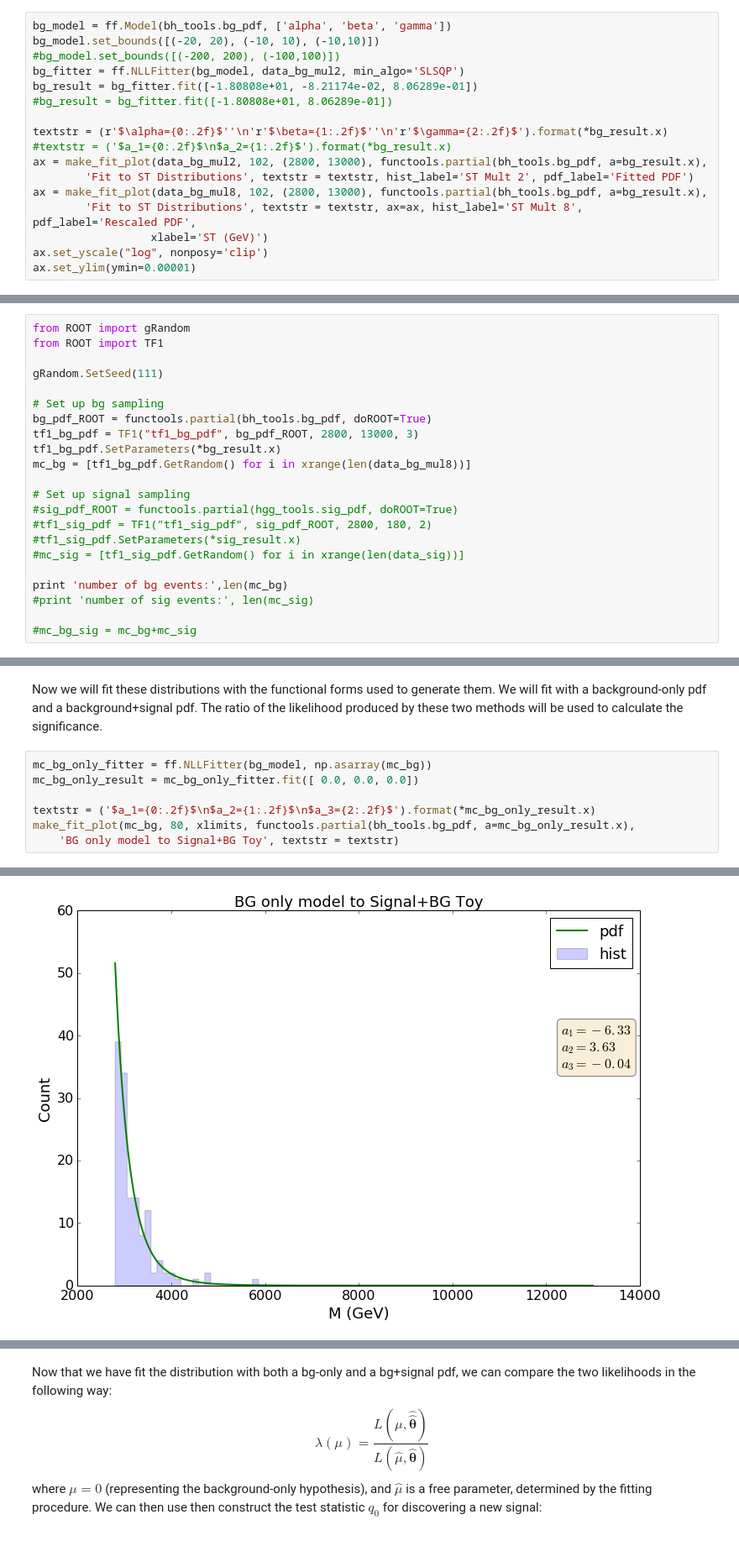
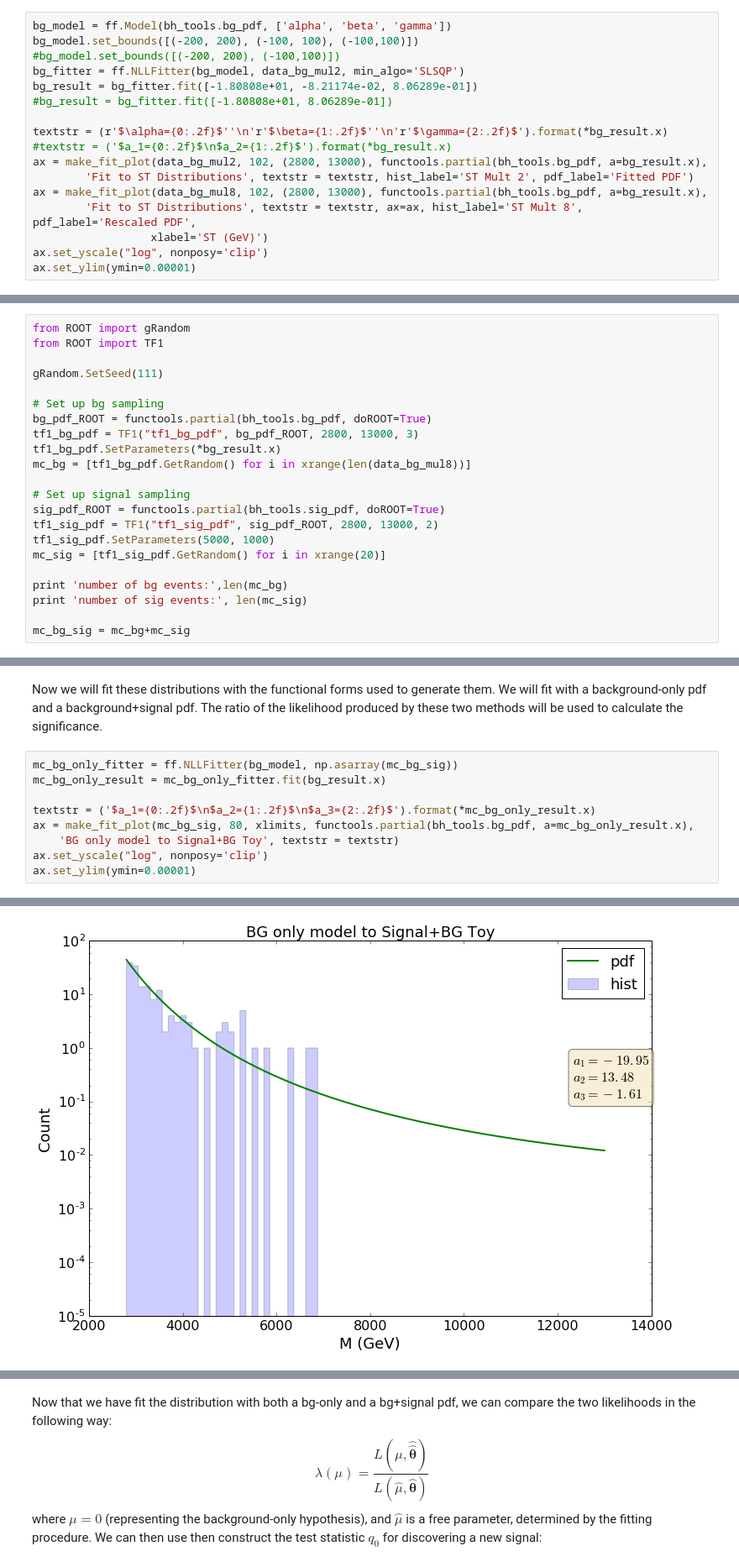
Before and after one commit to pollackscience/BayesianBlocks, a Jupyter notebook: bb/hep/bh_writeup.ipynb, the cells around one changed output, grey strips where cells are left out. Shown: that part at 84% size. Cells and saved outputs as stored; diff of their text form.

```diff
--- a/bb/hep/bh_writeup.ipynb
+++ b/bb/hep/bh_writeup.ipynb
@@ -55,6 +55,6 @@ ax.set_ylim(ymin=0.1)
 # %%
 bg_model = ff.Model(bh_tools.bg_pdf, ['alpha', 'beta', 'gamma'])
-bg_model.set_bounds([(-20, 20), (-10, 10), (-10,10)])
+bg_model.set_bounds([(-200, 200), (-100, 100), (-100,100)])
 #bg_model.set_bounds([(-200, 200), (-100,100)])
 bg_fitter = ff.NLLFitter(bg_model, data_bg_mul2, min_algo='SLSQP')
 bg_result = bg_fitter.fit([-1.80808e+01, -8.21174e-02, 8.06289e-01])
@@ -118,14 +120,14 @@ tf1_bg_pdf.SetParameters(*bg_result.x)
 mc_bg = [tf1_bg_pdf.GetRandom() for i in xrange(len(data_bg_mul8))]
 
 # Set up signal sampling
-#sig_pdf_ROOT = functools.partial(hgg_tools.sig_pdf, doROOT=True)
-#tf1_sig_pdf = TF1("tf1_sig_pdf", sig_pdf_ROOT, 2800, 180, 2)
-#tf1_sig_pdf.SetParameters(*sig_result.x)
-#mc_sig = [tf1_sig_pdf.GetRandom() for i in xrange(len(data_sig))]
+sig_pdf_ROOT = functools.partial(bh_tools.sig_pdf, doROOT=True)
+tf1_sig_pdf = TF1("tf1_sig_pdf", sig_pdf_ROOT, 2800, 13000, 2)
+tf1_sig_pdf.SetParameters(5000, 1000)
+mc_sig = [tf1_sig_pdf.GetRandom() for i in xrange(20)]
 
 print 'number of bg events:',len(mc_bg)
-#print 'number of sig events:', len(mc_sig)
+print 'number of sig events:', len(mc_sig)
 
-#mc_bg_sig = mc_bg+mc_sig
+mc_bg_sig = mc_bg+mc_sig
 # %% [output]
 number of bg events: 136
@@ -132,10 +147,12 @@ number of bg events: 136
 # %% [markdown]
 Now we will fit these distributions with the functional forms used to generate them.  We will fit with a background-only pdf and a background+signal pdf.  The ratio of the likelihood produced by these two methods will be used to calculate the significance.
 # %%
-mc_bg_only_fitter = ff.NLLFitter(bg_model, np.asarray(mc_bg))
-mc_bg_only_result = mc_bg_only_fitter.fit([ 0.0, 0.0, 0.0])
+mc_bg_only_fitter = ff.NLLFitter(bg_model, np.asarray(mc_bg_sig))
+mc_bg_only_result = mc_bg_only_fitter.fit(bg_result.x)
 
 textstr = ('$a_1={0:.2f}$\n$a_2={1:.2f}$\n$a_3={2:.2f}$').format(*mc_bg_only_result.x)
-make_fit_plot(mc_bg, 80, xlimits, functools.partial(bh_tools.bg_pdf, a=mc_bg_only_result.x),
+ax = make_fit_plot(mc_bg_sig, 80, xlimits, functools.partial(bh_tools.bg_pdf, a=mc_bg_only_result.x),
     'BG only model to Signal+BG Toy', textstr = textstr)
+ax.set_yscale("log", nonposy='clip')
+ax.set_ylim(ymin=0.00001)
 # %% [output]
@@ -164,2 +184,2 @@ overflow encountered in power
-[figure, old version]
+[figure, new version]
 # %%
```
Also changed, not shown: parts of 16 cells of this notebook, 1 other file.
